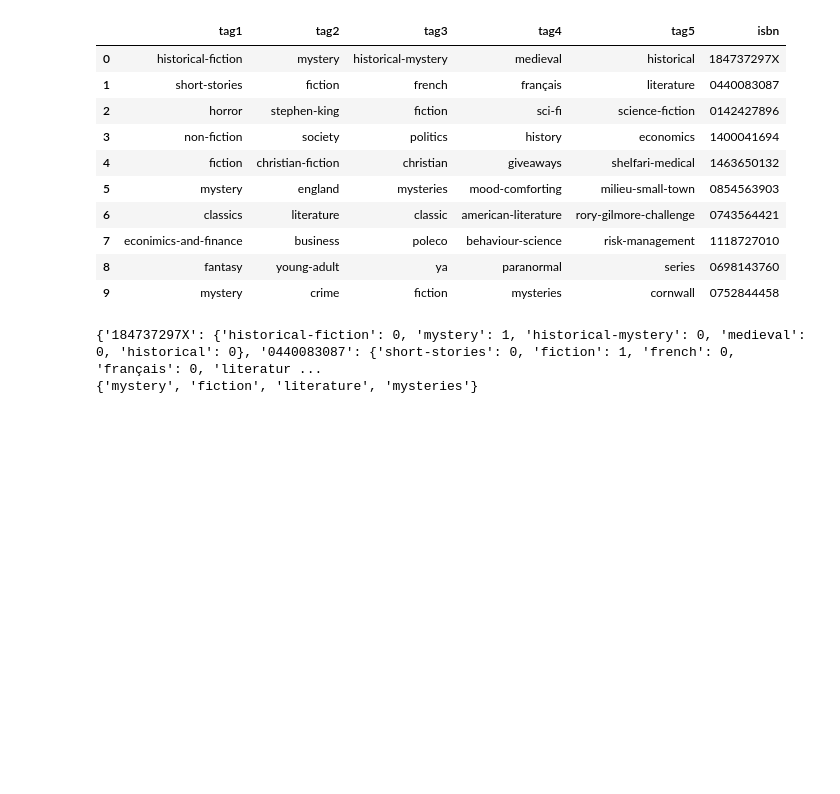
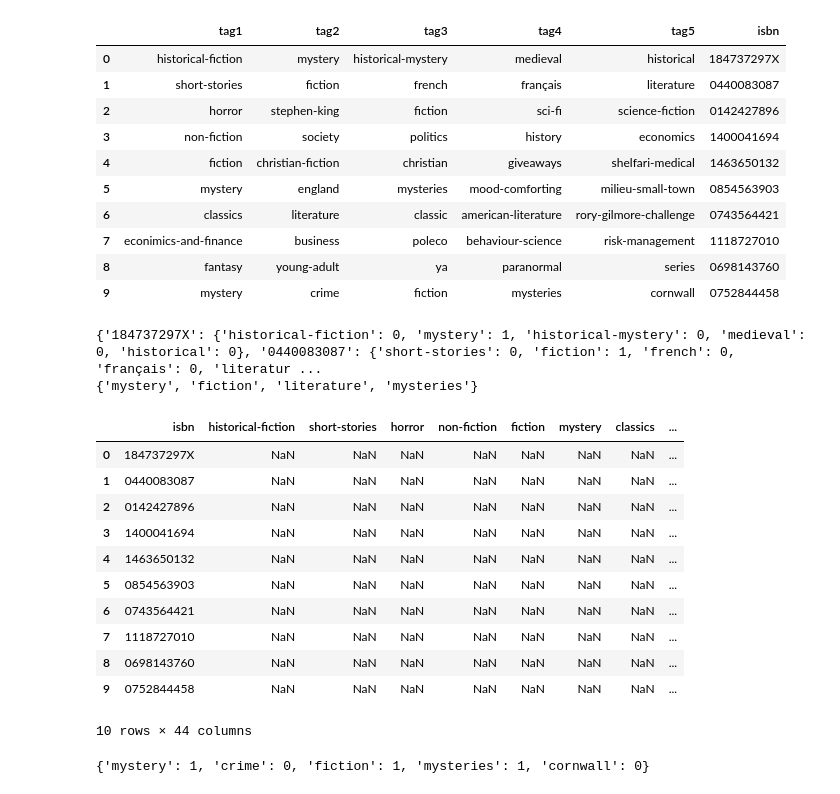
Before and after one commit to ychebaro/project_insight, a Jupyter notebook: clustering_small_dataset.ipynb, the cells around one changed output. Drawn from its saved outputs; the diff is of its cells as text; code cells hidden in the pictures; blank space fills up the shorter version.

Commit message:
clustering test on small dataset

```diff
--- a/clustering_small_dataset.ipynb
+++ b/clustering_small_dataset.ipynb
@@ -42,7 +42,7 @@ len(u_tags)
 def add_columns(df, columns):
     newcols = {}
     for i in range(len(columns)):
-        newcols['%s' % columns[i]] = [0]*10
+        newcols['%s' % columns[i]] = np.nan*10
     return pd.concat([df, pd.DataFrame(newcols, index=df.index)], axis=1)
 # %%
 test = u_tags
@@ -86,3 +86,22 @@ print(dup_tags)
 #get_tag_counts_per_book(df, u_tags)
 #alltags = [item for elm in df.iloc[:, 0:5].values for item in elm]
 #collections.Counter(alltags)
+# %%
+dftags
+# %% [output]
+|  | isbn | historical-fiction | short-stories | horror | non-fiction | fiction | mystery | classics | ... |
+| 0 | 184737297X | NaN | NaN | NaN | NaN | NaN | NaN | NaN | ... |
+| 1 | 0440083087 | NaN | NaN | NaN | NaN | NaN | NaN | NaN | ... |
+| 2 | 0142427896 | NaN | NaN | NaN | NaN | NaN | NaN | NaN | ... |
+| 3 | 1400041694 | NaN | NaN | NaN | NaN | NaN | NaN | NaN | ... |
+| 4 | 1463650132 | NaN | NaN | NaN | NaN | NaN | NaN | NaN | ... |
+| 5 | 0854563903 | NaN | NaN | NaN | NaN | NaN | NaN | NaN | ... |
+| 6 | 0743564421 | NaN | NaN | NaN | NaN | NaN | NaN | NaN | ... |
+| 7 | 1118727010 | NaN | NaN | NaN | NaN | NaN | NaN | NaN | ... |
+| 8 | 0698143760 | NaN | NaN | NaN | NaN | NaN | NaN | NaN | ... |
+| 9 | 0752844458 | NaN | NaN | NaN | NaN | NaN | NaN | NaN | ... |
+10 rows × 44 columns
+# %%
+test_count['0752844458']
+# %% [output]
+{'mystery': 1, 'crime': 0, 'fiction': 1, 'mysteries': 1, 'cornwall': 0}
```
Also changed, not shown: parts of 6 cells of this notebook.
